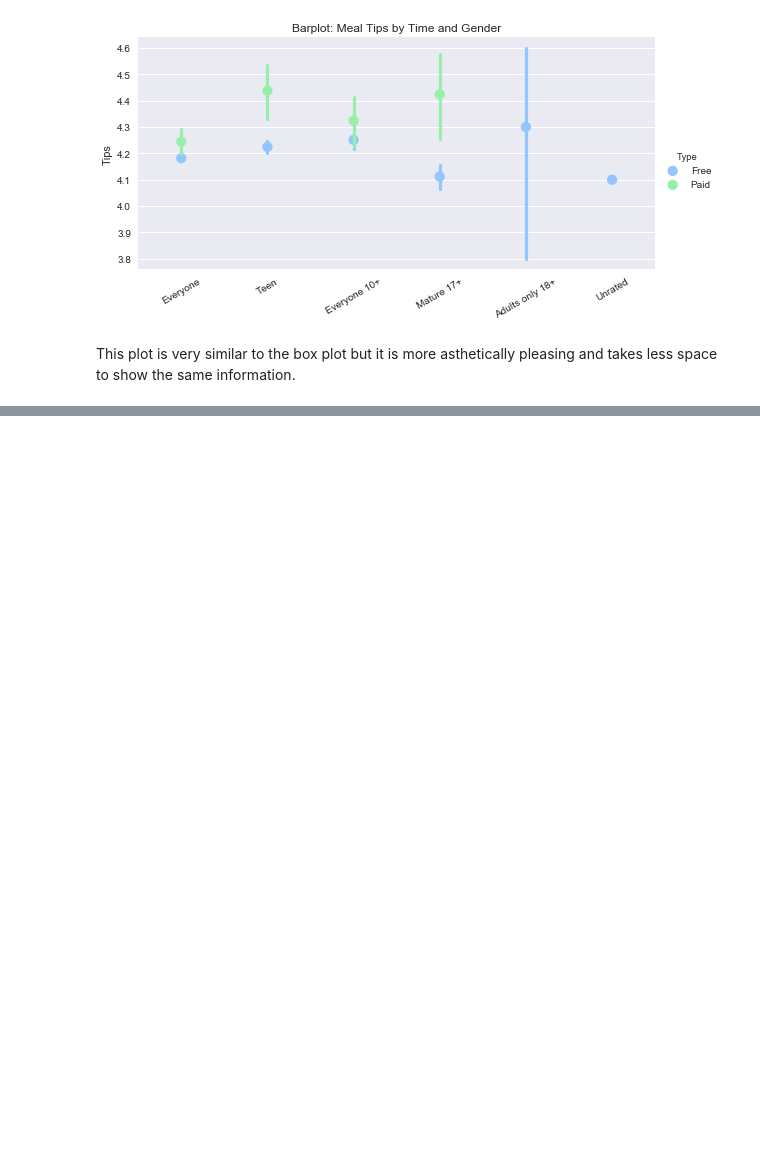
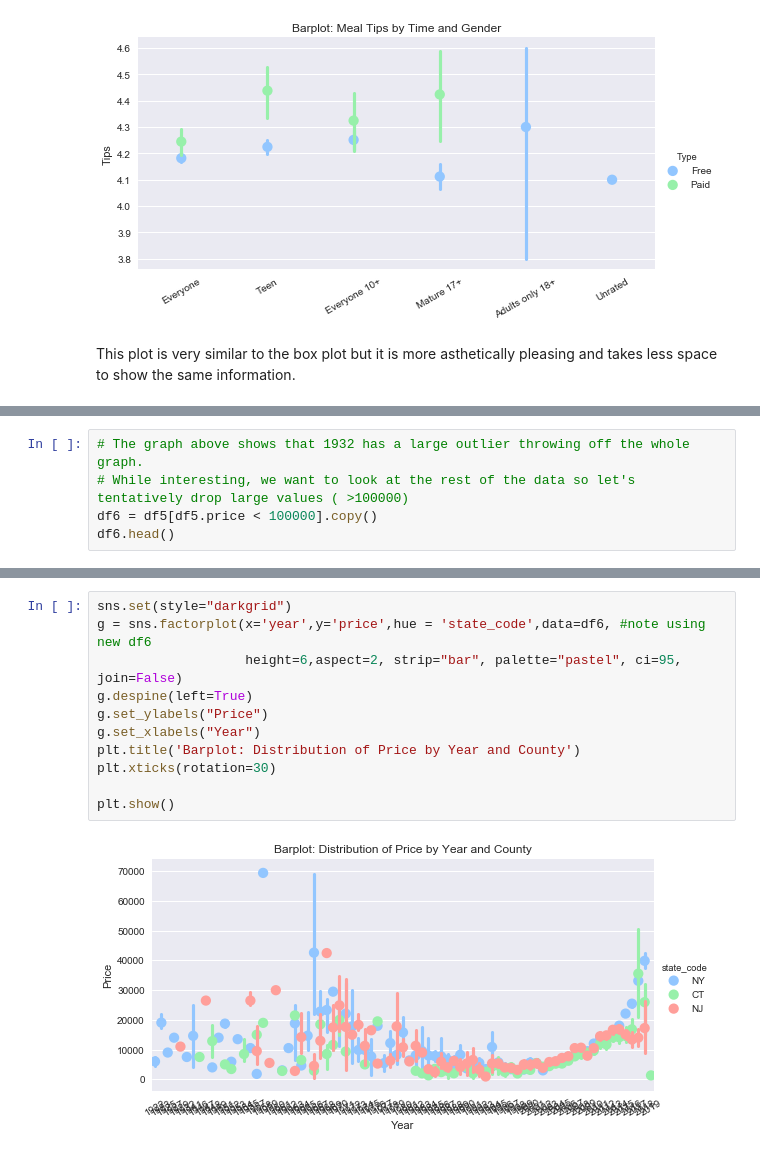
Before and after one commit to MahfuzurRahmanMiah/seabornexercises, a Jupyter notebook: SeabornPlots.ipynb, the cells around one changed output, grey strips where cells are left out. Drawn from its saved outputs; the diff is of its cells as text; blank space fills up the shorter version.

```diff
--- a/SeabornPlots.ipynb
+++ b/SeabornPlots.ipynb
@@ -224,0 +299,5 @@ plt.show()
+# %%
+# The graph above shows that 1932 has a large outlier throwing off the whole graph.
+# While interesting, we want to look at the rest of the data so let's tentatively drop large values ( >100000)
+df6 = df5[df5.price < 100000].copy()
+df6.head()
@@ -224,0 +312,13 @@ plt.show()
+# %%
+sns.set(style="darkgrid")
+g = sns.factorplot(x='year',y='price',hue = 'state_code',data=df6, #note using new df6
+                   height=6,aspect=2, strip="bar", palette="pastel", ci=95, join=False)
+g.despine(left=True)
+g.set_ylabels("Price")
+g.set_xlabels("Year")
+plt.title('Barplot: Distribution of Price by Year and County')
+plt.xticks(rotation=30)
+
+plt.show()
+# %% [output]
+[figure, added]
```
Also changed, not shown: parts of 20 cells of this notebook.
